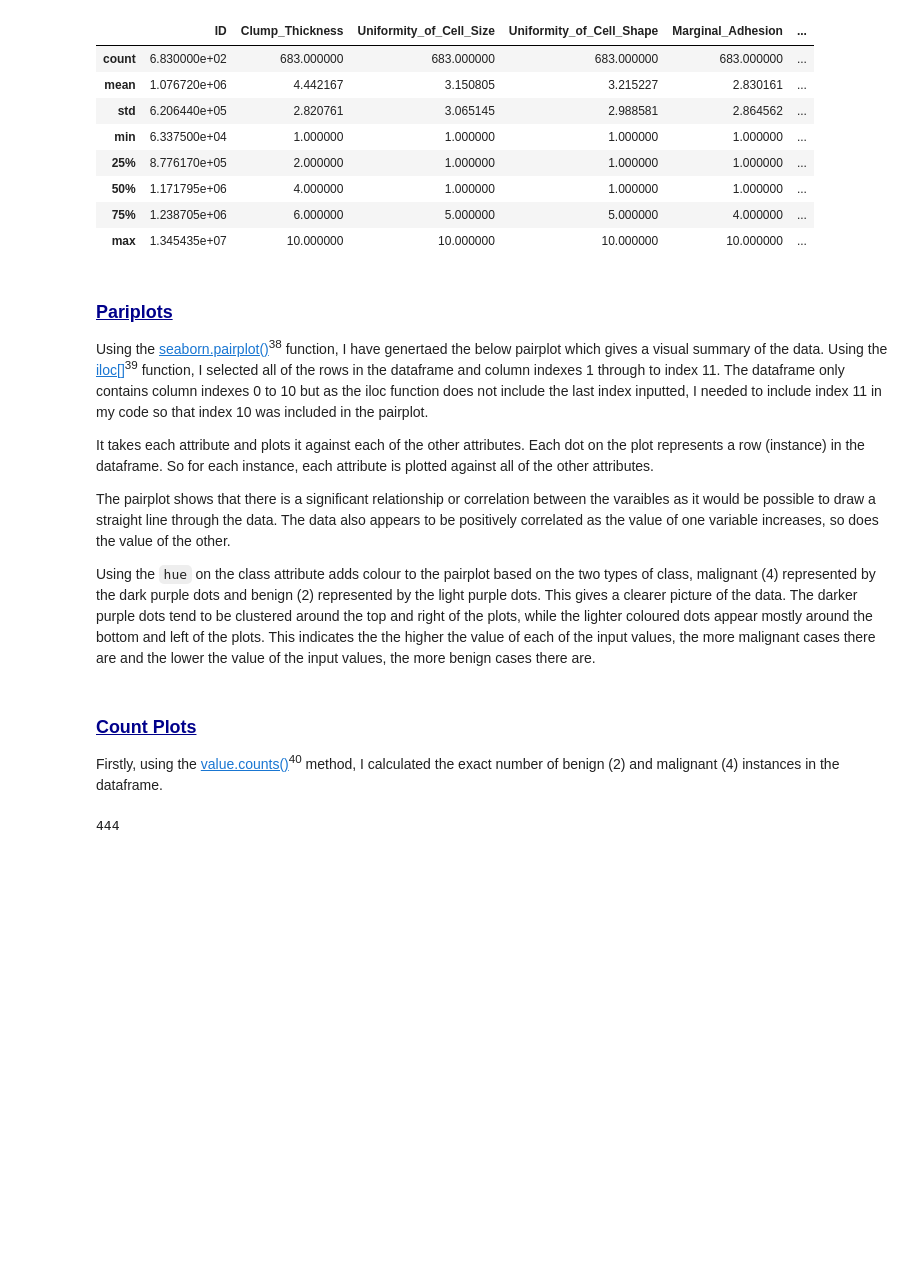
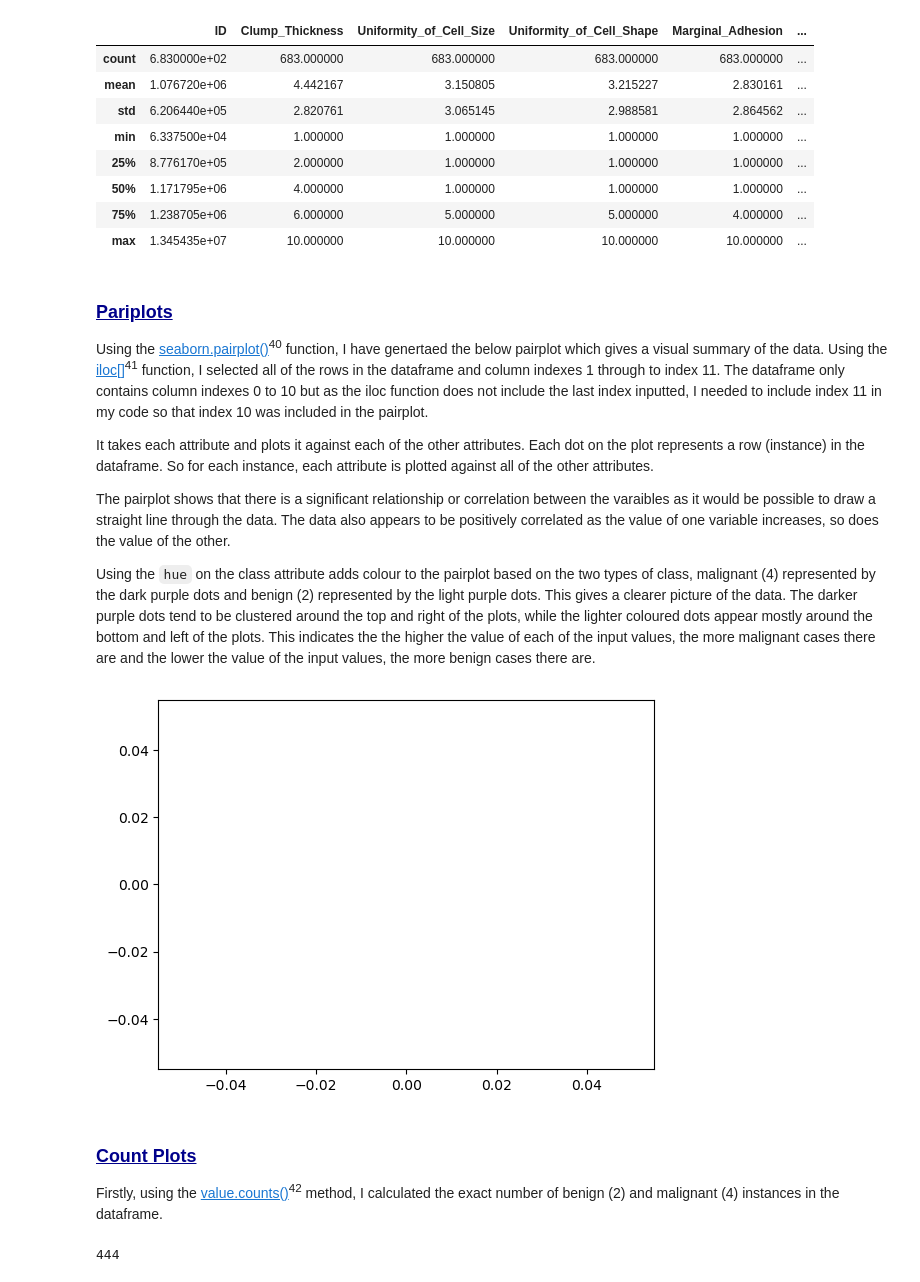
Before and after one commit to OCorry/PfDA-2022-Project-2, a Jupyter notebook: PfDA-2022-Project-2.ipynb, the cells around one changed output. Drawn from its saved outputs; the diff is of its cells as text; code cells hidden in the pictures; blank space fills up the shorter version.

```diff
--- a/PfDA-2022-Project-2.ipynb
+++ b/PfDA-2022-Project-2.ipynb
@@ -346,7 +362,7 @@ df.describe()
 | max | 1.345435e+07 | 10.000000 | 10.000000 | 10.000000 | 10.000000 | ... |
 # %% [markdown]
 ### <font color=darkblue><ins>Pariplots</ins></font>
-Using the <a href="https://seaborn.pydata.org/generated/seaborn.pairplot.html" target="_top">seaborn.pairplot()</a><sup>38</sup> function, I have genertaed the below pairplot which gives a visual summary of the data. Using the <a href="https://pandas.pydata.org/docs/reference/api/pandas.DataFrame.iloc.html" target="_top">iloc[]</a><sup>39</sup> function, I selected all of the rows in the dataframe and column indexes 1 through to index 11. The dataframe only contains column indexes 0 to 10 but as the iloc function does not include the last index inputted, I needed to include index 11 in my code so that index 10 was included in the pairplot.
+Using the <a href="https://seaborn.pydata.org/generated/seaborn.pairplot.html" target="_top">seaborn.pairplot()</a><sup>40</sup> function, I have genertaed the below pairplot which gives a visual summary of the data. Using the <a href="https://pandas.pydata.org/docs/reference/api/pandas.DataFrame.iloc.html" target="_top">iloc[]</a><sup>41</sup> function, I selected all of the rows in the dataframe and column indexes 1 through to index 11. The dataframe only contains column indexes 0 to 10 but as the iloc function does not include the last index inputted, I needed to include index 11 in my code so that index 10 was included in the pairplot.
 
 
 It takes each attribute and plots it against each of the other attributes. Each dot on the plot represents a row (instance) in the dataframe. So for each instance, each attribute is plotted against all of the other attributes.
@@ -356,11 +372,13 @@ The pairplot shows that there is a significant relationship or correlation betwe
 Using the ``hue`` on the class attribute adds colour to the pairplot based on the two types of class, malignant (4) represented by the dark purple dots and benign (2) represented by the light purple dots. This gives a clearer picture of the data. The darker purple dots tend to be clustered around the top and right of the plots, while the lighter coloured dots appear mostly around the bottom and left of the plots. This indicates the the higher the value of each of the input values, the more malignant cases there are and the lower the value of the input values, the more benign cases there are.
 # %%
 #sns.pairplot(df.iloc[:,1:11], hue ='Class')
-#plt.plot()
-#plt.show()
+plt.plot()
+plt.show()
+# %% [output]
+[figure, added]
 # %% [markdown]
 ### <font color=darkblue><ins>Count Plots</ins></font>
-Firstly, using the <a href="https://www.geeksforgeeks.org/how-to-count-occurrences-of-specific-value-in-pandas-column/" target="_top">value.counts()</a><sup>40</sup> method, I calculated the exact number of benign (2) and malignant (4) instances in the dataframe.
+Firstly, using the <a href="https://www.geeksforgeeks.org/how-to-count-occurrences-of-specific-value-in-pandas-column/" target="_top">value.counts()</a><sup>42</sup> method, I calculated the exact number of benign (2) and malignant (4) instances in the dataframe.
 # %%
 benign = (df['Class'].value_counts()[2])
 print(benign)
```
Also changed, not shown: parts of 42 cells of this notebook.
